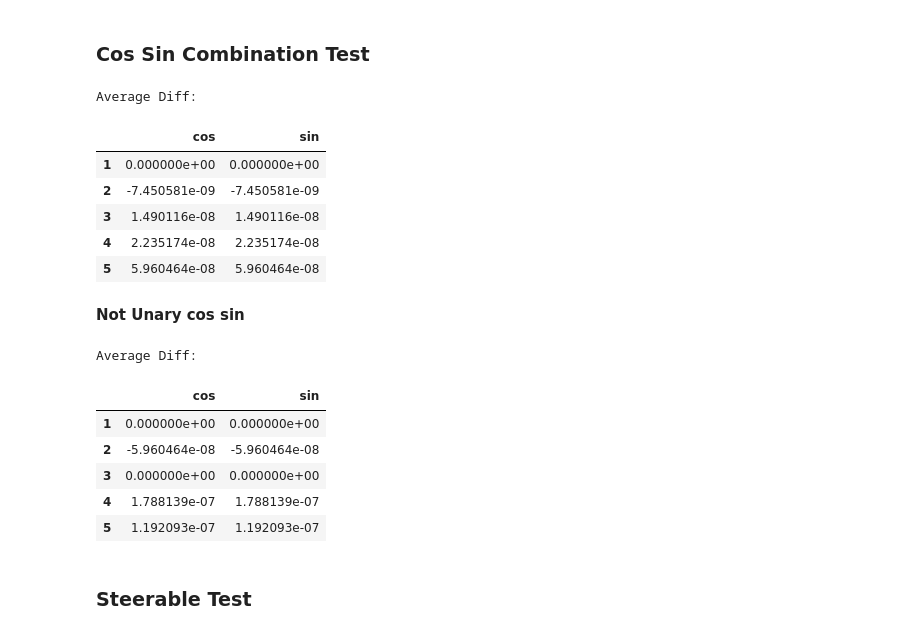
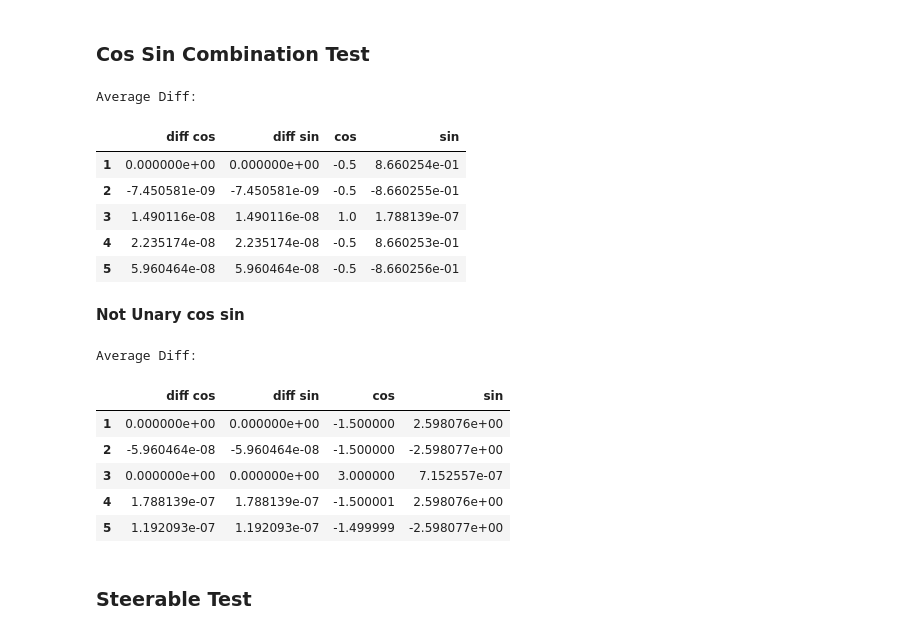
Before and after one commit to gabriel-lepetitaimon/steered-fcnn, a Jupyter notebook: notebooks/ImplementationCheck/SteerableKBase.ipynb, the cells around one changed output. Cells and saved outputs as stored; diff of their text form; code cells hidden in the pictures.

```diff
--- a/notebooks/ImplementationCheck/SteerableKBase.ipynb
+++ b/notebooks/ImplementationCheck/SteerableKBase.ipynb
@@ -30,32 +32,32 @@ true_cos_sin_kalpha = torch.stack([torch.cos(kalpha), torch.sin(kalpha)])
 # %%
 from steered_cnn.steered_conv.steerable_filters import cos_sin_ka, cos_sin_ka_stack
 fast_cos_sin_kalpha = cos_sin_ka_stack(torch.cos(alpha), torch.sin(alpha), k_max)
 diff = true_cos_sin_kalpha-fast_cos_sin_kalpha
 print('Average Diff:')
-pd.DataFrame({'cos':diff[0].mean(-1), 'sin': diff[0].mean(-1)}, index=list(range(1,k_max+1)))
+pd.DataFrame({'diff cos':diff[0].mean(-1), 'diff sin': diff[0].mean(-1), 'cos':fast_cos_sin_kalpha[0,:,1], 'sin': fast_cos_sin_kalpha[1,:,1]}, index=list(range(1,k_max+1)))
 # %% [output]
 Average Diff:
-|  | cos | sin |
-| 1 | 0.000000e+00 | 0.000000e+00 |
-| 2 | -7.450581e-09 | -7.450581e-09 |
-| 3 | 1.490116e-08 | 1.490116e-08 |
-| 4 | 2.235174e-08 | 2.235174e-08 |
-| 5 | 5.960464e-08 | 5.960464e-08 |
+|  | diff cos | diff sin | cos | sin |
+| 1 | 0.000000e+00 | 0.000000e+00 | -0.5 | 8.660254e-01 |
+| 2 | -7.450581e-09 | -7.450581e-09 | -0.5 | -8.660255e-01 |
+| 3 | 1.490116e-08 | 1.490116e-08 | 1.0 | 1.788139e-07 |
+| 4 | 2.235174e-08 | 2.235174e-08 | -0.5 | 8.660253e-01 |
+| 5 | 5.960464e-08 | 5.960464e-08 | -0.5 | -8.660256e-01 |
 # %% [markdown]
 **Not Unary cos sin**
 # %%
 fast_cos_sin_kalpha = cos_sin_ka_stack(torch.cos(alpha)*3, torch.sin(alpha)*3, k_max)
 diff = true_cos_sin_kalpha*3-fast_cos_sin_kalpha
 print('Average Diff:')
-pd.DataFrame({'cos':diff[0].mean(-1), 'sin': diff[0].mean(-1)}, index=list(range(1,k_max+1)))
+pd.DataFrame({'diff cos':diff[0].mean(-1), 'diff sin': diff[0].mean(-1), 'cos':fast_cos_sin_kalpha[0,:,1], 'sin': fast_cos_sin_kalpha[1,:,1]}, index=list(range(1,k_max+1)))
 # %% [output]
 Average Diff:
-|  | cos | sin |
-| 1 | 0.000000e+00 | 0.000000e+00 |
-| 2 | -5.960464e-08 | -5.960464e-08 |
-| 3 | 0.000000e+00 | 0.000000e+00 |
-| 4 | 1.788139e-07 | 1.788139e-07 |
-| 5 | 1.192093e-07 | 1.192093e-07 |
+|  | diff cos | diff sin | cos | sin |
+| 1 | 0.000000e+00 | 0.000000e+00 | -1.500000 | 2.598076e+00 |
+| 2 | -5.960464e-08 | -5.960464e-08 | -1.500000 | -2.598077e+00 |
+| 3 | 0.000000e+00 | 0.000000e+00 | 3.000000 | 7.152557e-07 |
+| 4 | 1.788139e-07 | 1.788139e-07 | -1.500001 | 2.598076e+00 |
+| 5 | 1.192093e-07 | 1.192093e-07 | -1.499999 | -2.598077e+00 |
 # %% [markdown]
 ### Steerable Test
 # %%
```
Also changed, not shown: parts of 12 cells of this notebook, 3 other files.
